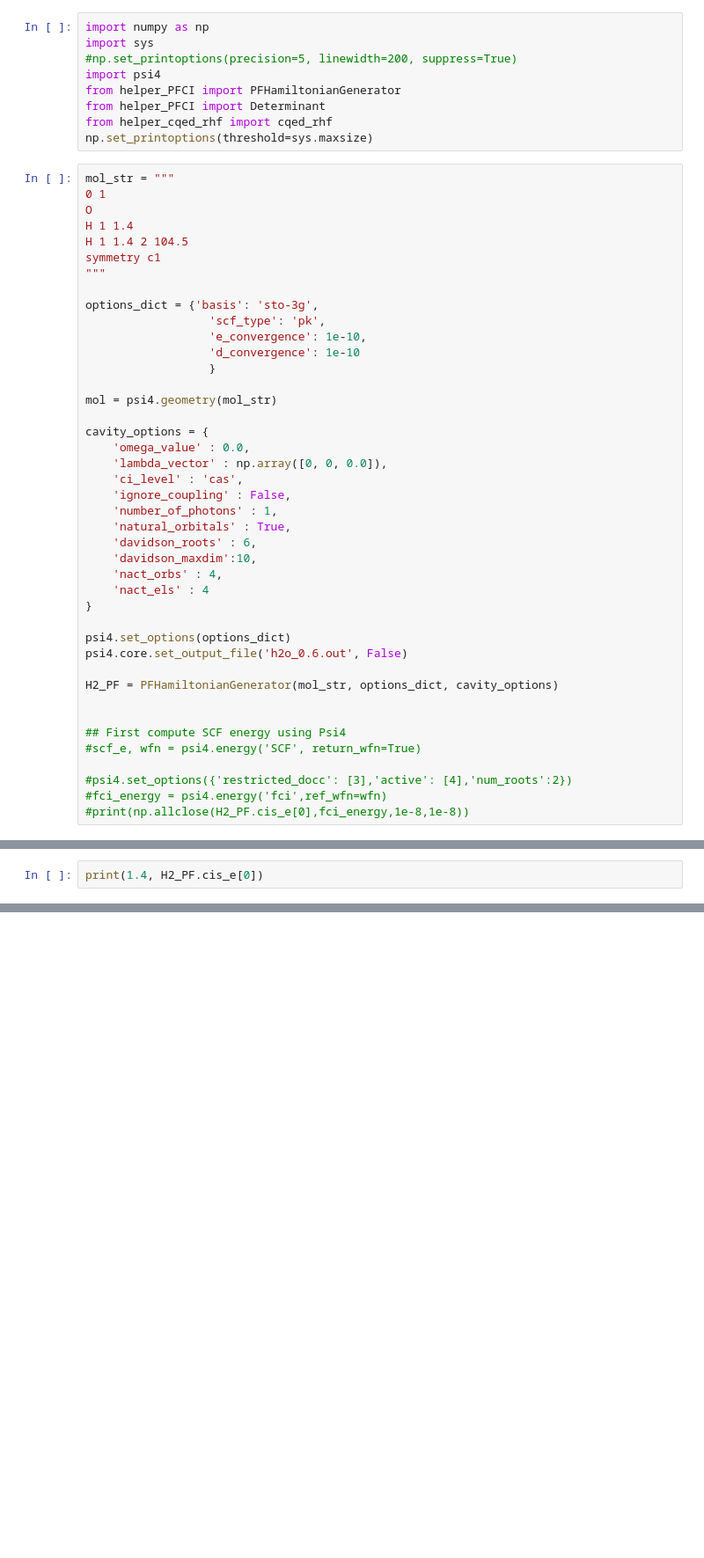
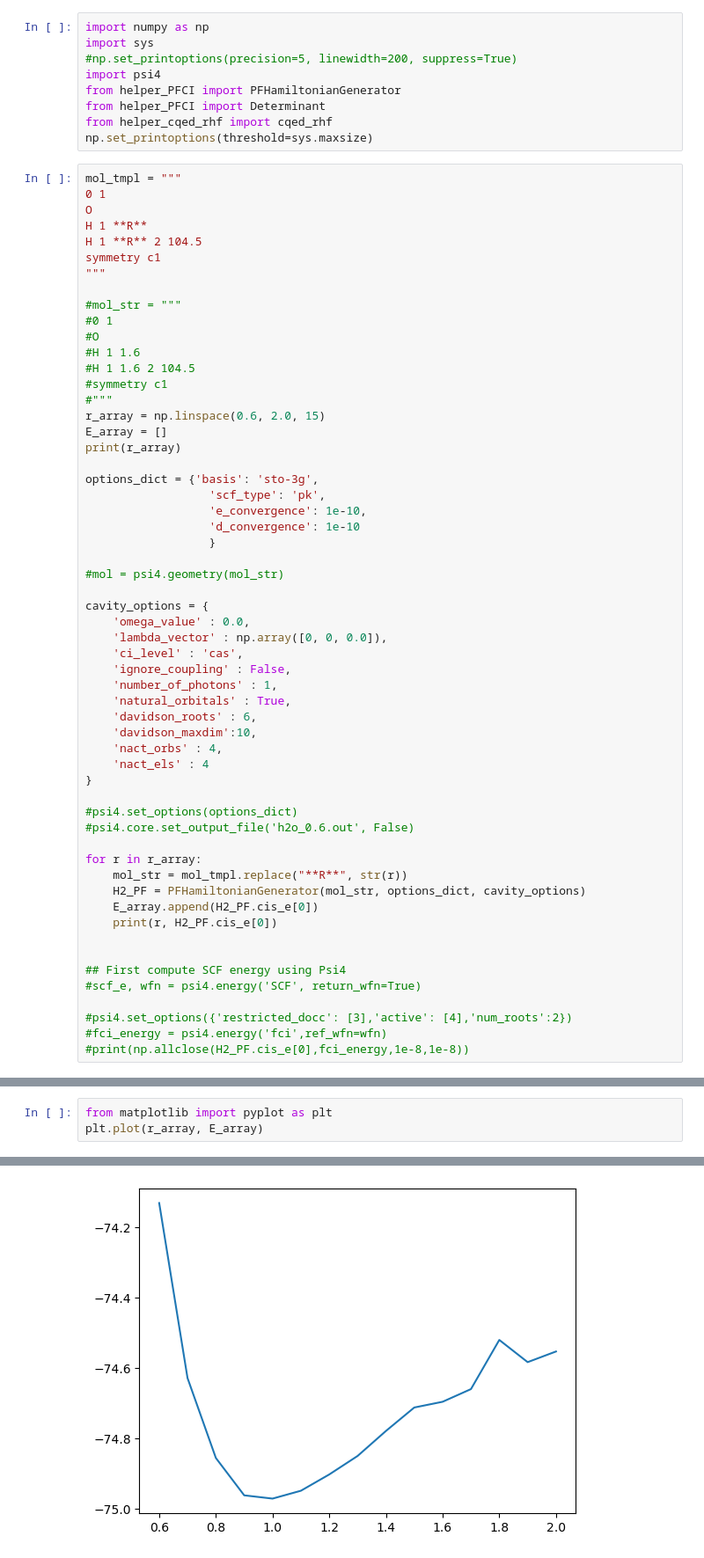
Before and after one commit to mapol-chem/qed-ci, a Jupyter notebook: src/examples/h2o_casci.ipynb, the cells around one changed output, grey strips where cells are left out. Shown: that part at 88% size. Saved outputs shown, nothing was run; the diff lists cells and outputs as text; blank space fills up the shorter version.

```diff
--- a/src/examples/h2o_casci.ipynb
+++ b/src/examples/h2o_casci.ipynb
@@ -8,13 +8,24 @@ from helper_PFCI import Determinant
 from helper_cqed_rhf import cqed_rhf
 np.set_printoptions(threshold=sys.maxsize)
 # %%
-mol_str = """
+mol_tmpl = """
 0 1
 O
-H 1 1.4
-H 1 1.4 2 104.5
+H 1 **R**
+H 1 **R** 2 104.5
 symmetry c1
 """
+
+#mol_str = """
+#0 1
+#O
+#H 1 1.6
+#H 1 1.6 2 104.5
+#symmetry c1
+#"""
+r_array = np.linspace(0.6, 2.0, 15)
+E_array = []
+print(r_array)
 
 options_dict = {'basis': 'sto-3g',
                   'scf_type': 'pk',
@@ -22,7 +33,7 @@ options_dict = {'basis': 'sto-3g',
                   'd_convergence': 1e-10
                   }
 
-mol = psi4.geometry(mol_str)
+#mol = psi4.geometry(mol_str)
 
 cavity_options = {
     'omega_value' : 0.0,
@@ -37,10 +48,14 @@ cavity_options = {
     'nact_els' : 4
 }
 
-psi4.set_options(options_dict)
-psi4.core.set_output_file('h2o_0.6.out', False)
+#psi4.set_options(options_dict)
+#psi4.core.set_output_file('h2o_0.6.out', False)
 
-H2_PF = PFHamiltonianGenerator(mol_str, options_dict, cavity_options)
+for r in r_array:
+    mol_str = mol_tmpl.replace("**R**", str(r))
+    H2_PF = PFHamiltonianGenerator(mol_str, options_dict, cavity_options)
+    E_array.append(H2_PF.cis_e[0])
+    print(r, H2_PF.cis_e[0])
 
 
 ## First compute SCF energy using Psi4
@@ -52,2 +85,4 @@ H2_PF = PFHamiltonianGenerator(mol_str, options_dict, cavity_options)
 # %%
-print(1.4, H2_PF.cis_e[0])
+from matplotlib import pyplot as plt
+plt.plot(r_array, E_array)
+# %% [output]
@@ -53,0 +90 @@ print(1.4, H2_PF.cis_e[0])
+[figure, added]
```
Also changed, not shown: parts of 4 cells of this notebook, 2 other files.
